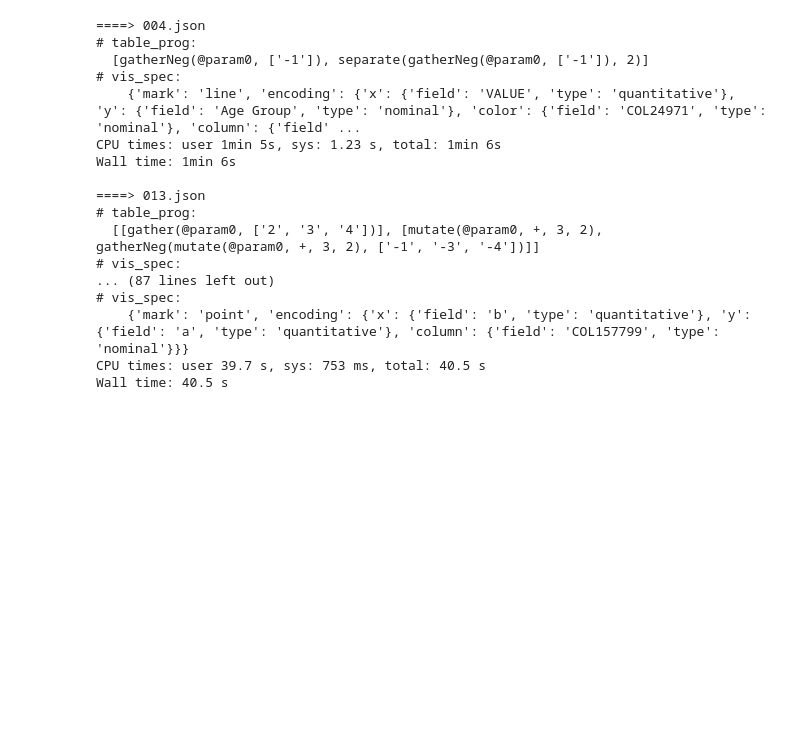
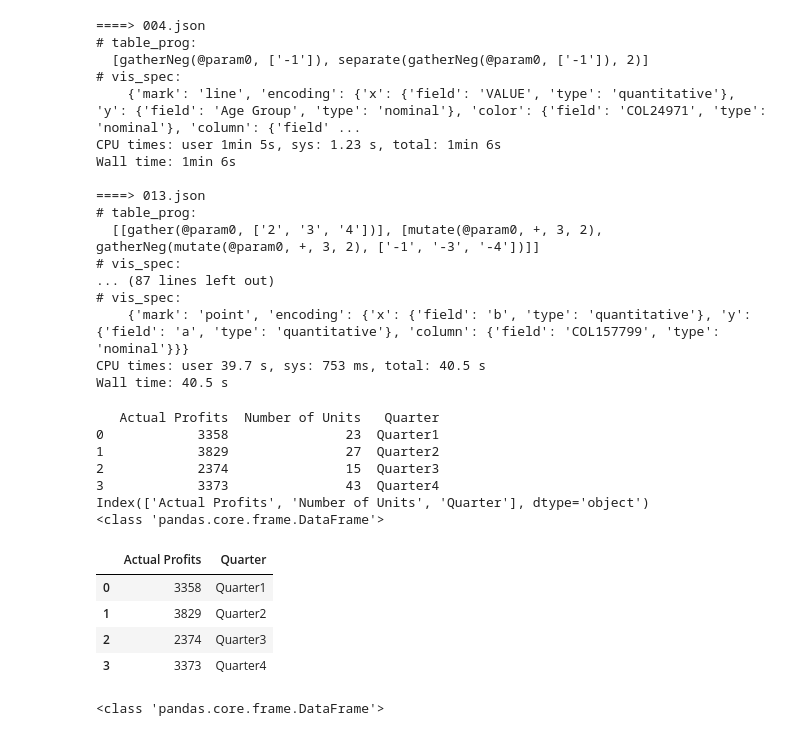
Before and after one commit to Mestway/falx, a Jupyter notebook: falx/evaluation.ipynb, the cells around one changed output. Cells and saved outputs as stored; diff of their text form; code cells hidden in the pictures; blank space fills up the shorter version.

```diff
--- a/falx/evaluation.ipynb
+++ b/falx/evaluation.ipynb
@@ -161,3 +161,31 @@ Wall time: 40.5 s
 #%time run_wrapper('050.json') # cannot solve
 #%time run_wrapper('057.json') # cannot solve
 #%time run_wrapper('059.json') # cannot solve
+# %%
+with open(os.path.join(DATA_DIR, "001.json"), "r") as f:
+    data = json.load(f)
+
+input_data = data["input_data"]
+df = pd.DataFrame(input_data)
+print(df)
+
+print(df.columns)
+df1 = df[["Actual Profits", "Quarter"]]
+print(type(df1))
+df2 = df[[df.columns[0], df.columns[2]]]
+display(df2)
+print(type(df2))
+# %% [output]
+   Actual Profits  Number of Units   Quarter
+0            3358               23  Quarter1
+1            3829               27  Quarter2
+2            2374               15  Quarter3
+3            3373               43  Quarter4
+Index(['Actual Profits', 'Number of Units', 'Quarter'], dtype='object')
+<class 'pandas.core.frame.DataFrame'>
+|  | Actual Profits | Quarter |
+| 0 | 3358 | Quarter1 |
+| 1 | 3829 | Quarter2 |
+| 2 | 2374 | Quarter3 |
+| 3 | 3373 | Quarter4 |
+<class 'pandas.core.frame.DataFrame'>
```
Also changed, not shown: parts of 1 cell of this notebook, 3 other files.
